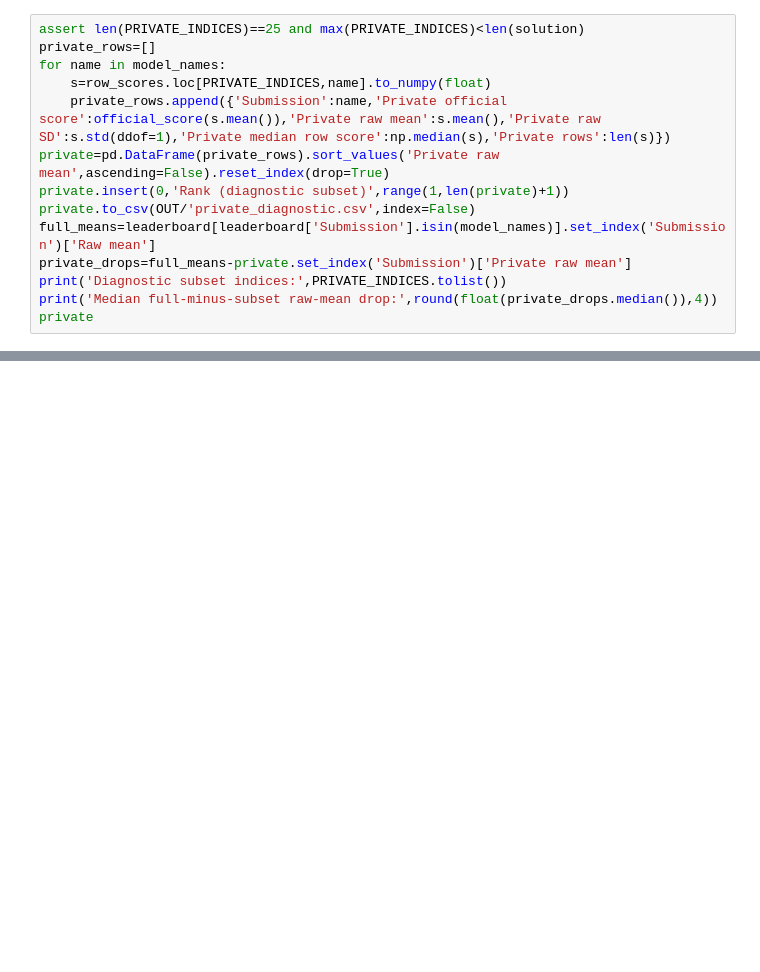
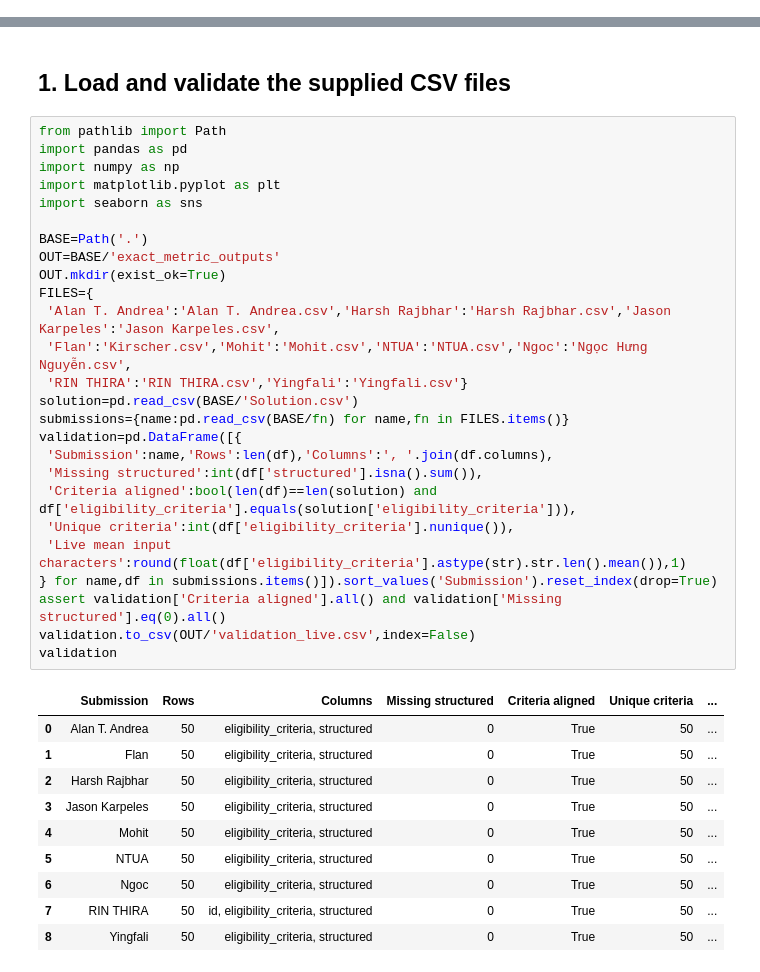
Before and after one commit to csisc/CohortX, a Jupyter notebook: CohortX_Task_2.ipynb, the cells around one changed output, grey strips where cells are left out. Drawn from its saved outputs; the diff is of its cells as text; blank space fills up the shorter version.

```diff
--- a/CohortX_Task_2.ipynb
+++ b/CohortX_Task_2.ipynb
@@ -264,14 +0,0 @@ leaderboard
-# %%
-assert len(PRIVATE_INDICES)==25 and max(PRIVATE_INDICES)<len(solution)
-private_rows=[]
-for name in model_names:
-    s=row_scores.loc[PRIVATE_INDICES,name].to_numpy(float)
-    private_rows.append({'Submission':name,'Private official score':official_score(s.mean()),'Private raw mean':s.mean(),'Private raw SD':s.std(ddof=1),'Private median row score':np.median(s),'Private rows':len(s)})
-private=pd.DataFrame(private_rows).sort_values('Private raw mean',ascending=False).reset_index(drop=True)
-private.insert(0,'Rank (diagnostic subset)',range(1,len(private)+1))
-private.to_csv(OUT/'private_diagnostic.csv',index=False)
-full_means=leaderboard[leaderboard['Submission'].isin(model_names)].set_index('Submission')['Raw mean']
-private_drops=full_means-private.set_index('Submission')['Private raw mean']
-print('Diagnostic subset indices:',PRIVATE_INDICES.tolist())
-print('Median full-minus-subset raw-mean drop:',round(float(private_drops.median()),4))
-private
@@ -435,0 +495,39 @@ The direct scorer is intentionally identified as an FM3S-style reimplementation
+# %% [markdown]
+## 1. Load and validate the supplied CSV files
+# %%
+from pathlib import Path
+import pandas as pd
+import numpy as np
+import matplotlib.pyplot as plt
+import seaborn as sns
+
+BASE=Path('.')
+OUT=BASE/'exact_metric_outputs'
+OUT.mkdir(exist_ok=True)
+FILES={
+ 'Alan T. Andrea':'Alan T. Andrea.csv','Harsh Rajbhar':'Harsh Rajbhar.csv','Jason Karpeles':'Jason Karpeles.csv',
+ 'Flan':'Kirscher.csv','Mohit':'Mohit.csv','NTUA':'NTUA.csv','Ngoc':'Ngọc Hưng Nguyễn.csv',
+ 'RIN THIRA':'RIN THIRA.csv','Yingfali':'Yingfali.csv'}
+solution=pd.read_csv(BASE/'Solution.csv')
+submissions={name:pd.read_csv(BASE/fn) for name,fn in FILES.items()}
+validation=pd.DataFrame([{
+ 'Submission':name,'Rows':len(df),'Columns':', '.join(df.columns),
+ 'Missing structured':int(df['structured'].isna().sum()),
+ 'Criteria aligned':bool(len(df)==len(solution) and df['eligibility_criteria'].equals(solution['eligibility_criteria'])),
+ 'Unique criteria':int(df['eligibility_criteria'].nunique()),
+ 'Live mean input characters':round(float(df['eligibility_criteria'].astype(str).str.len().mean()),1)
+} for name,df in submissions.items()]).sort_values('Submission').reset_index(drop=True)
+assert validation['Criteria aligned'].all() and validation['Missing structured'].eq(0).all()
+validation.to_csv(OUT/'validation_live.csv',index=False)
+validation
+# %% [output]
+|  | Submission | Rows | Columns | Missing structured | Criteria aligned | Unique criteria | ... |
+| 0 | Alan T. Andrea | 50 | eligibility_criteria, structured | 0 | True | 50 | ... |
+| 1 | Flan | 50 | eligibility_criteria, structured | 0 | True | 50 | ... |
+| 2 | Harsh Rajbhar | 50 | eligibility_criteria, structured | 0 | True | 50 | ... |
+| 3 | Jason Karpeles | 50 | eligibility_criteria, structured | 0 | True | 50 | ... |
+| 4 | Mohit | 50 | eligibility_criteria, structured | 0 | True | 50 | ... |
+| 5 | NTUA | 50 | eligibility_criteria, structured | 0 | True | 50 | ... |
+| 6 | Ngoc | 50 | eligibility_criteria, structured | 0 | True | 50 | ... |
+| 7 | RIN THIRA | 50 | id, eligibility_criteria, structured | 0 | True | 50 | ... |
+| 8 | Yingfali | 50 | eligibility_criteria, structured | 0 | True | 50 | ... |
```
Also changed, not shown: parts of 47 cells of this notebook.
